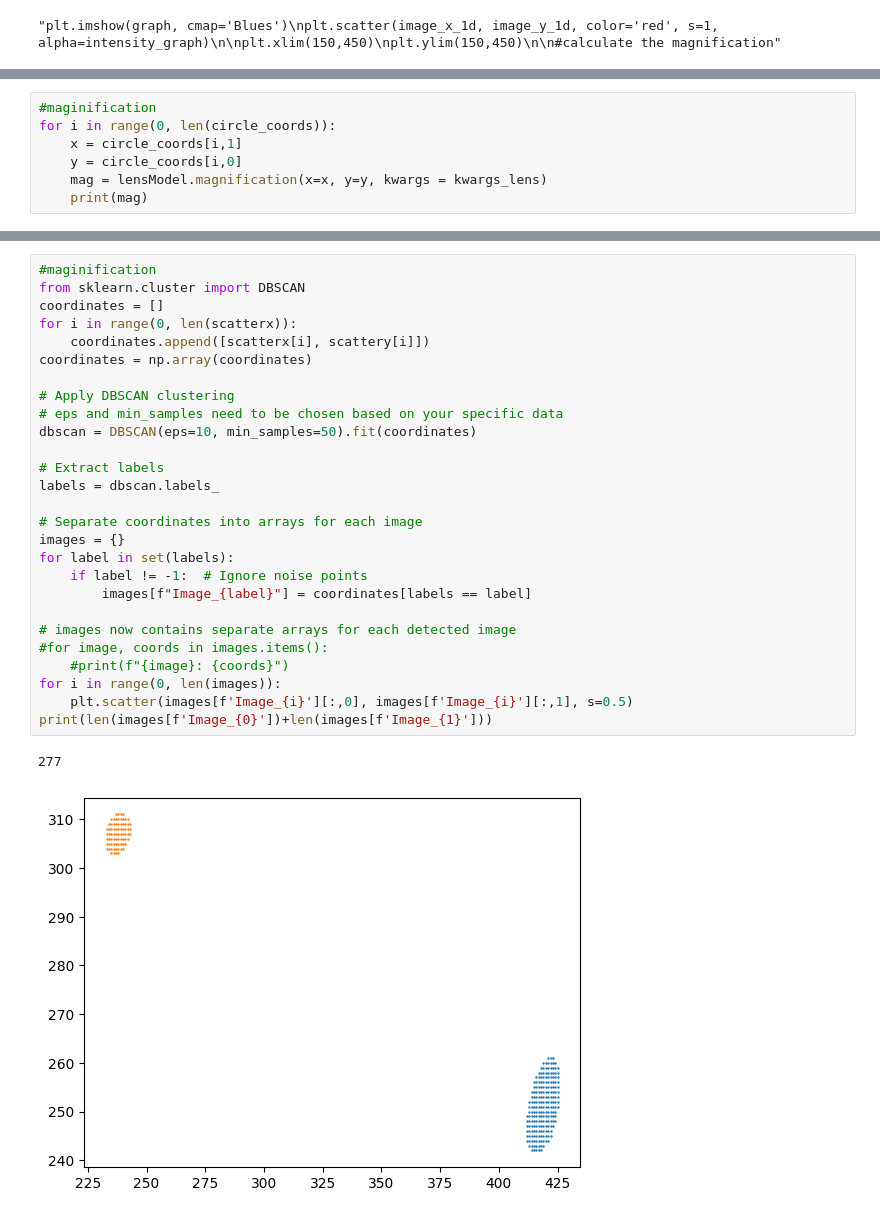
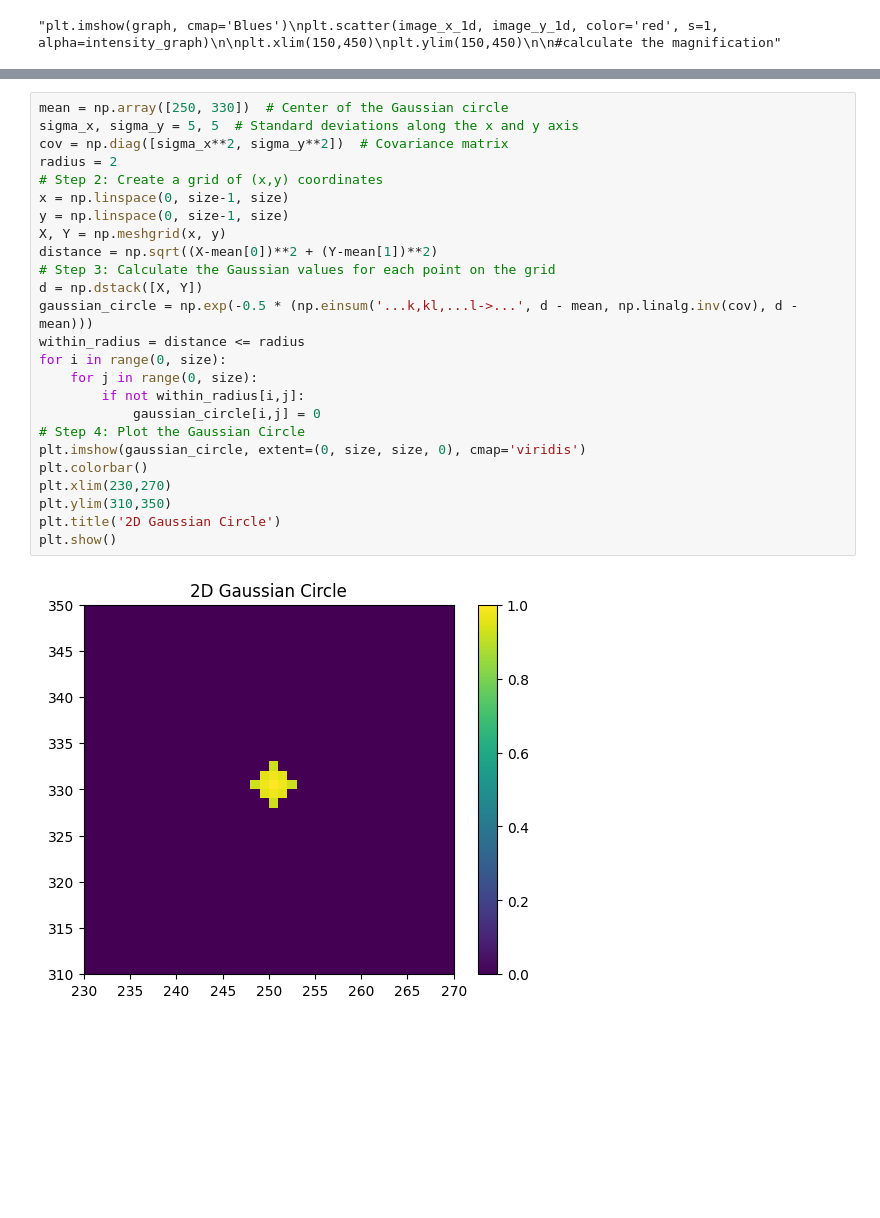
Before and after one commit to diceandcats/SURE-GW-lensing, a Jupyter notebook: Real stuffs/SIE_startingpt.ipynb, the cells around one changed output, grey strips where cells are left out. Drawn from its saved outputs; the diff is of its cells as text; blank space fills up the shorter version.

```diff
--- a/Real stuffs/SIE_startingpt.ipynb
+++ b/Real stuffs/SIE_startingpt.ipynb
@@ -243,7 +305,0 @@ ax[1].set_ylim(150,450)
-# %%
-#maginification
-for i in range(0, len(circle_coords)):
-    x = circle_coords[i,1]
-    y = circle_coords[i,0]
-    mag = lensModel.magnification(x=x, y=y, kwargs = kwargs_lens)
-    print(mag)
@@ -281,30 +319,27 @@ plt.ylim(0,600)
-# %%
-#maginification
-from sklearn.cluster import DBSCAN
-coordinates = []
-for i in range(0, len(scatterx)):
-    coordinates.append([scatterx[i], scattery[i]])
-coordinates = np.array(coordinates)
-
-# Apply DBSCAN clustering
-# eps and min_samples need to be chosen based on your specific data
-dbscan = DBSCAN(eps=10, min_samples=50).fit(coordinates)
-
-# Extract labels
-labels = dbscan.labels_
-
-# Separate coordinates into arrays for each image
-images = {}
-for label in set(labels):
-    if label != -1:  # Ignore noise points
-        images[f"Image_{label}"] = coordinates[labels == label]
-
-# images now contains separate arrays for each detected image
-#for image, coords in images.items():
-    #print(f"{image}: {coords}")
-for i in range(0, len(images)):
-    plt.scatter(images[f'Image_{i}'][:,0], images[f'Image_{i}'][:,1], s=0.5)
-print(len(images[f'Image_{0}'])+len(images[f'Image_{1}']))
-# %% [output]
-277
-[figure, removed]
+# %%
+mean = np.array([250, 330])  # Center of the Gaussian circle
+sigma_x, sigma_y = 5, 5  # Standard deviations along the x and y axis
+cov = np.diag([sigma_x**2, sigma_y**2])  # Covariance matrix
+radius = 2
+# Step 2: Create a grid of (x,y) coordinates
+x = np.linspace(0, size-1, size)
+y = np.linspace(0, size-1, size)
+X, Y = np.meshgrid(x, y)
+distance = np.sqrt((X-mean[0])**2 + (Y-mean[1])**2)
+# Step 3: Calculate the Gaussian values for each point on the grid
+d = np.dstack([X, Y])
+gaussian_circle = np.exp(-0.5 * (np.einsum('...k,kl,...l->...', d - mean, np.linalg.inv(cov), d - mean)))
+within_radius = distance <= radius
+for i in range(0, size):
+    for j in range(0, size):
+        if not within_radius[i,j]:
+            gaussian_circle[i,j] = 0
+# Step 4: Plot the Gaussian Circle
+plt.imshow(gaussian_circle, extent=(0, size, size, 0), cmap='viridis')
+plt.colorbar()
+plt.xlim(230,270)
+plt.ylim(310,350)
+plt.title('2D Gaussian Circle')
+plt.show()
+# %% [output]
+[figure, added]
```
Also changed, not shown: parts of 7 cells of this notebook, 1 other file.
